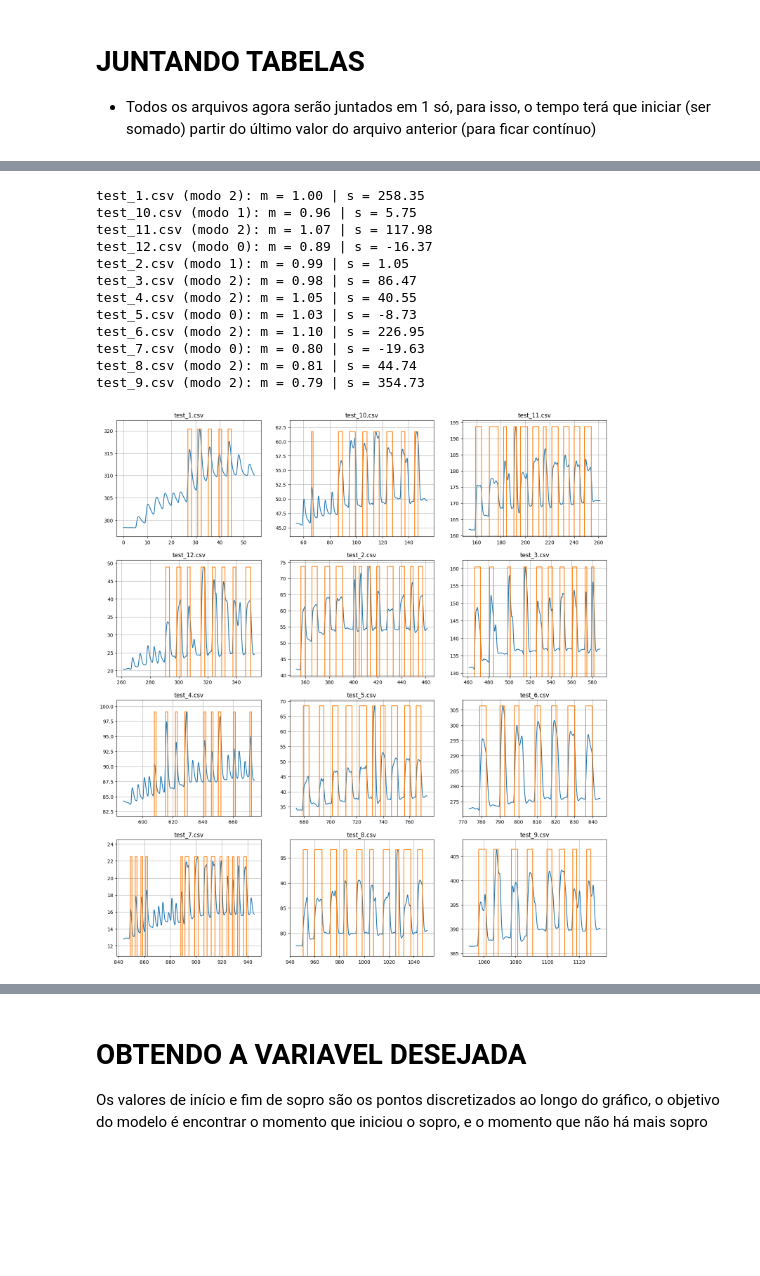
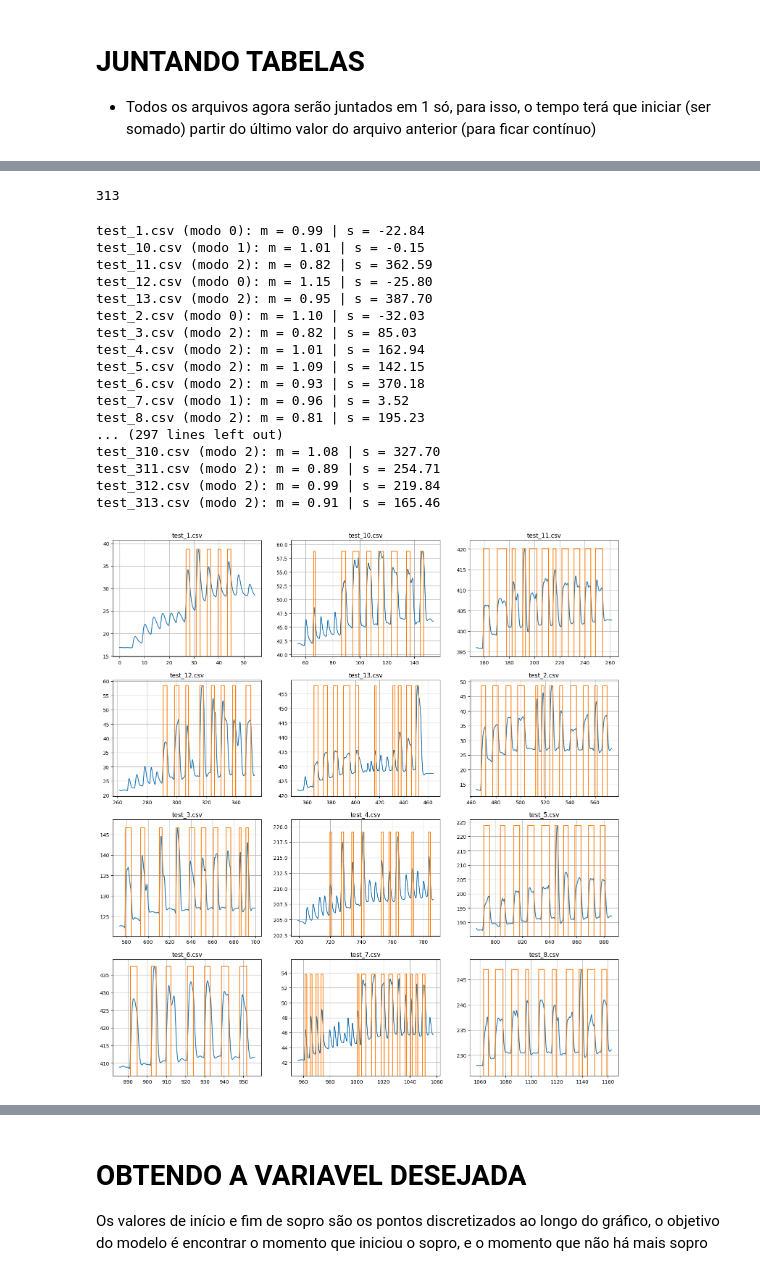
Before and after one commit to KlaussMarchi/PressureSensorModel, a Jupyter notebook: Model/files/Format.ipynb, the cells around one changed output, grey strips where cells are left out. Saved outputs shown, nothing was run; the diff lists cells and outputs as text; code cells hidden in the pictures; blank space fills up the shorter version.

```diff
--- a/Model/files/Format.ipynb
+++ b/Model/files/Format.ipynb
@@ -104,7 +89,7 @@ tables[files[0]]
 | 544 | 56.5 | 51.88463 | 52.96559 | -1.08096 | False | True | False |
 545 rows × 7 columns
 # %%
-def plotTables(tables):
+def plotTables(tables, limit=None):
     numRows = len(tables.values()) // 3 + 1
     plt.figure(figsize=(18, 5*numRows))
 
@@ -116,8 +101,11 @@ def plotTables(tables):
         plt.ylim(table.pressure.min()-2, table.pressure.max()+2)
         plt.grid(), plt.title(name)
 
+        if limit is not None and i == limit - 1:
+            break
+
     plt.show()
 
 
-plotTables(tables)
+plotTables(tables, limit=9)
 # %% [output]
@@ -157,44 +161,61 @@ True
+# %%
+for i in range(300):
+    tableIndex = (i % len(tables)) + 1
+    oldTableName = f'test_{tableIndex}.csv'
+    newTableName = f'test_{len(tables)+1}.csv'
+
+    oldTable = tables[oldTableName]
+    tables[newTableName] = oldTable.copy()
+
+len(tables)
+# %% [output]
+313
 # %%
 def normalizeTables(df):
     dataset = copy.deepcopy(df)
 
     for name, table in dataset.items():
-        if getChance(25):
+        if getChance(30):
             mode = 0
             multiplyer = np.random.uniform(0.75, 1.15)
-            somador = np.random.uniform(-35, 0)
-        elif getChance(35):
+            somador = np.random.uniform(-35, -15)
+        elif getChance(40):
             mode = 1
             multiplyer = np.random.uniform(0.95, 1.05)
             somador = np.random.uniform(-10, 10)
         else:
             mode = 2
             multiplyer = np.random.uniform(0.75, 1.15)
-            somador = np.random.uniform(0, 370)
+            somador = np.random.uniform(15, 400)
 
         print(f'{name} (modo {mode}): m = {multiplyer:.2f} | s = {somador:.2f}')
         table['pressure'] = (table['pressure'] * multiplyer) + somador
         table['mean']     = (table['mean'] * multiplyer) + somador
 
     return dataset
 
 
 normalized = normalizeTables(tables)
-plotTables(normalized)
+plotTables(normalized, limit=12)
 # %% [output]
-test_1.csv (modo 2): m = 1.00 | s = 258.35
-test_10.csv (modo 1): m = 0.96 | s = 5.75
-test_11.csv (modo 2): m = 1.07 | s = 117.98
-test_12.csv (modo 0): m = 0.89 | s = -16.37
-test_2.csv (modo 1): m = 0.99 | s = 1.05
-test_3.csv (modo 2): m = 0.98 | s = 86.47
-test_4.csv (modo 2): m = 1.05 | s = 40.55
-test_5.csv (modo 0): m = 1.03 | s = -8.73
-test_6.csv (modo 2): m = 1.10 | s = 226.95
-test_7.csv (modo 0): m = 0.80 | s = -19.63
-test_8.csv (modo 2): m = 0.81 | s = 44.74
-test_9.csv (modo 2): m = 0.79 | s = 354.73
+test_1.csv (modo 0): m = 0.99 | s = -22.84
+test_10.csv (modo 1): m = 1.01 | s = -0.15
+test_11.csv (modo 2): m = 0.82 | s = 362.59
+test_12.csv (modo 0): m = 1.15 | s = -25.80
+test_13.csv (modo 2): m = 0.95 | s = 387.70
+test_2.csv (modo 0): m = 1.10 | s = -32.03
+test_3.csv (modo 2): m = 0.82 | s = 85.03
+test_4.csv (modo 2): m = 1.01 | s = 162.94
+test_5.csv (modo 2): m = 1.09 | s = 142.15
+test_6.csv (modo 2): m = 0.93 | s = 370.18
+test_7.csv (modo 1): m = 0.96 | s = 3.52
+test_8.csv (modo 2): m = 0.81 | s = 195.23
+... (297 lines left out)
+test_310.csv (modo 2): m = 1.08 | s = 327.70
+test_311.csv (modo 2): m = 0.89 | s = 254.71
+test_312.csv (modo 2): m = 0.99 | s = 219.84
+test_313.csv (modo 2): m = 0.91 | s = 165.46
-[figure, old version]
+[figure, new version]
 # %%
 df = joinTables(normalized)
 df.to_csv('../DataBase.csv', index=None)
```
Also changed, not shown: parts of 8 cells of this notebook, 3 other files.
